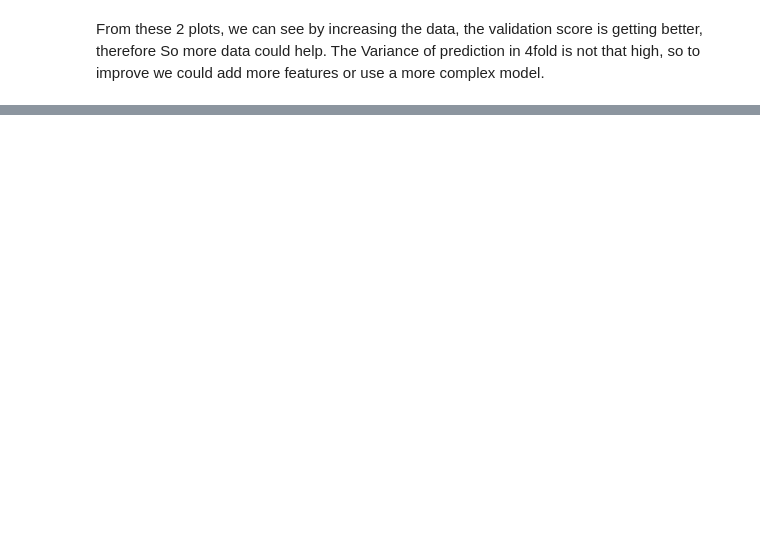
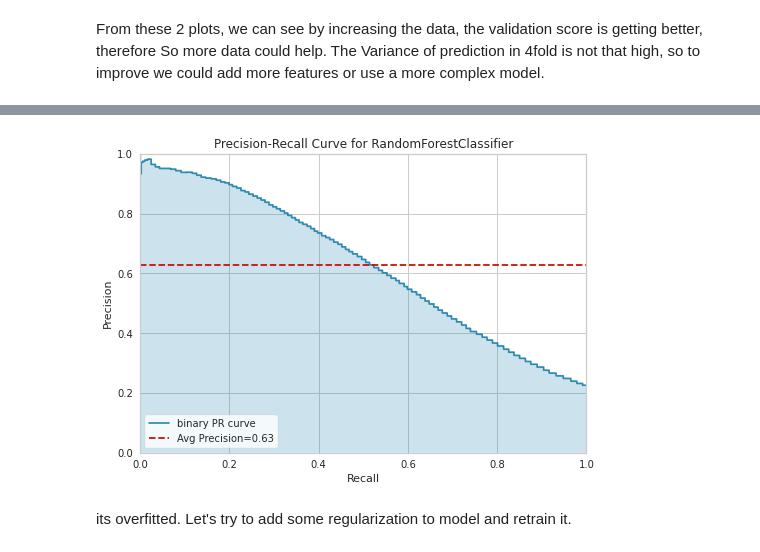
Before and after one commit to hadi-gharibi/oreh_yreviled, a Jupyter notebook: notebooks/03-modeling.ipynb, the cells around one changed output, grey strips where cells are left out. Saved outputs shown, nothing was run; the diff lists cells and outputs as text; code cells hidden in the pictures; blank space fills up the shorter version.

Commit message:
rf with regularization_v1

```diff
--- a/notebooks/03-modeling.ipynb
+++ b/notebooks/03-modeling.ipynb
@@ -98,0 +127,6 @@ From these 2 plots, we can see by increasing the data, the validation score is g
+# %%
+pr_plot(rf_model, rf_data)
+# %% [output]
+[figure, added]
+# %% [markdown]
+its overfitted. Let's try to add some regularization to model and retrain it.
```
Also changed, not shown: parts of 12 cells of this notebook.
